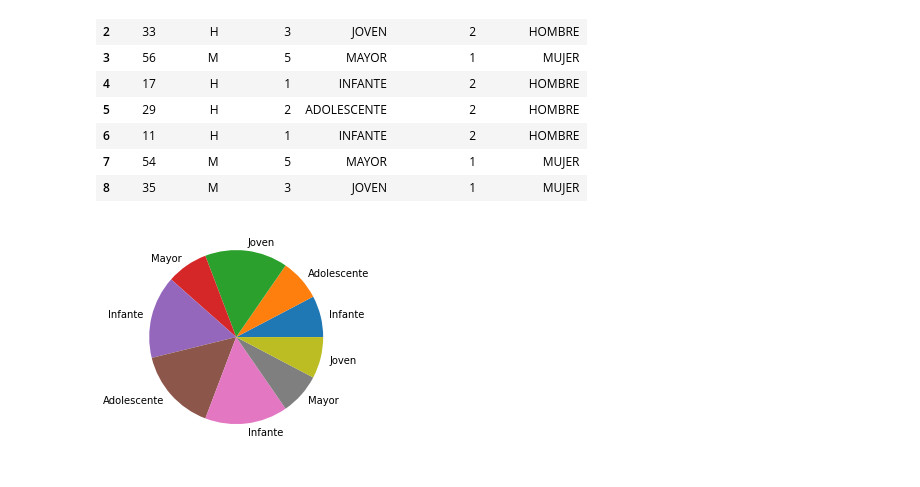
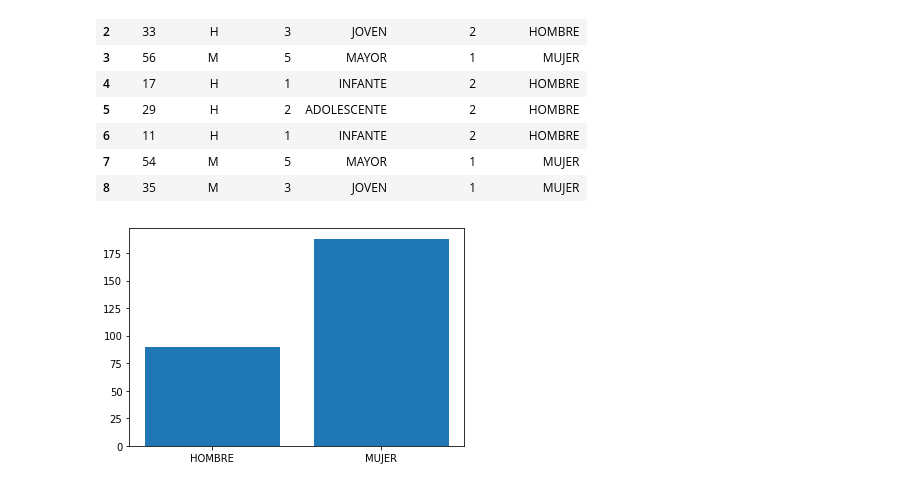
Before and after one commit to dragonnomada/machine-learning-ipn, a Jupyter notebook: demo/Tools.ipynb, the cells around one changed output. Cells and saved outputs as stored; diff of their text form; code cells hidden in the pictures.

```diff
--- a/demo/Tools.ipynb
+++ b/demo/Tools.ipynb
@@ -76,12 +76,13 @@ data
 # %%
 import matplotlib.pyplot as plt
 
 data["EDAD_LABEL"] = data["EDAD_CAT"].map({ 1: "Infante", 2: "Adolescente", 3: "Joven", 4: "Adulto", 5: "Mayor" })
 
+gen_labels = list(set(data["GENERO_LABEL"]))
+edades_sizes = [sum(data.query("GENERO_LABEL == '{}'".format(gen))["EDAD"]) for gen in gen_labels]
 
-
-plt.bar(data["GENERO_CAT"])
+plt.bar(gen_labels, edades_sizes)
 
 plt.show()
 # %% [output]
-[figure, old version]
+[figure, new version]
```
Also changed, not shown: 1 other file.
